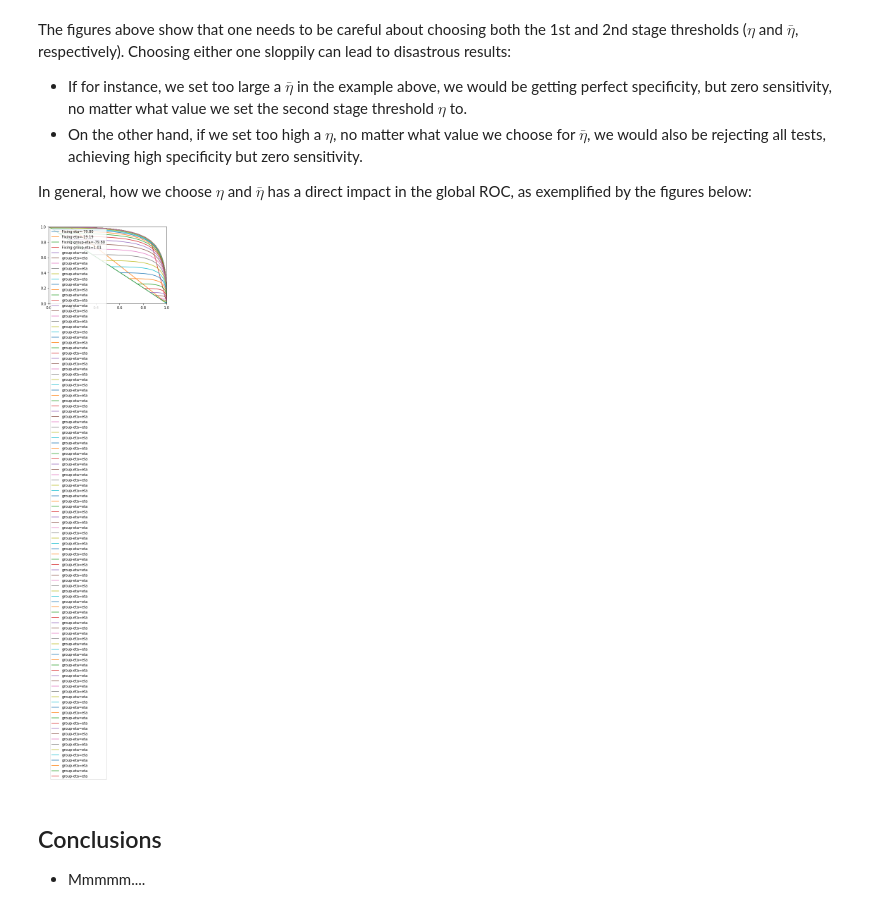
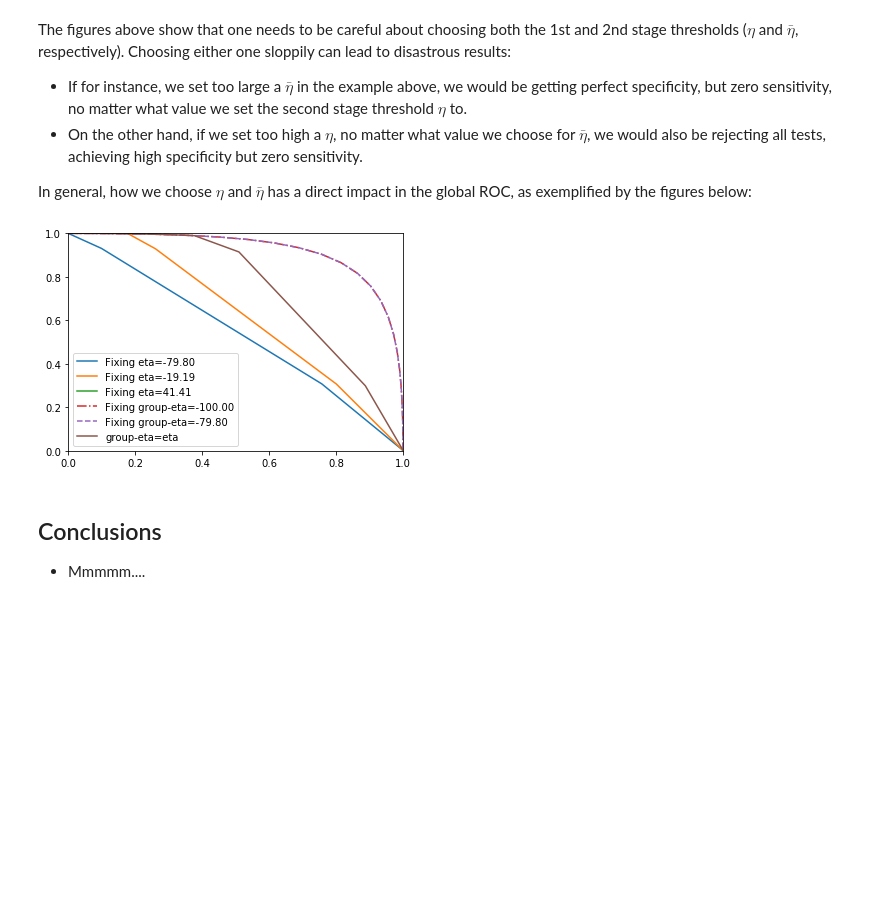
Before and after one commit to atibaup/group-testing, a Jupyter notebook: notebooks/1_group_testing_with_uncertainty-v2.ipynb, the cells around one changed output. Drawn from its saved outputs; the diff is of its cells as text; code cells hidden in the pictures; blank space fills up the shorter version.

Commit message:
continuing fixing errors

```diff
--- a/notebooks/1_group_testing_with_uncertainty-v2.ipynb
+++ b/notebooks/1_group_testing_with_uncertainty-v2.ipynb
@@ -421,20 +421,8 @@ def proba_pooled_test_positive_given_i(mu_0, mu_1, sigma_q, group_eta, i, g, p):
     for m in range(g):
         p_m = st.binom.pmf(m, g - 1, p, loc=0)
         mu_j = mu(m, i, mu_0, mu_1, g)
-        p_t_positive_given_i_and_m = 1 - st.norm.cdf(group_eta, loc=mu_j, scale=sigma_q)
+        p_t_positive_given_i_and_m = 1 - st.norm.cdf(group_eta, loc=mu_j, scale=sigma_q/np.sqrt(g))
         pr += p_t_positive_given_i_and_m*p_m
-    return pr
-
-def proba_pooled_test_negative_given_i(mu_0, mu_1, sigma_q, group_eta, i, g, p):
-    """
-    Calculates P(\bar{t} = 0 | m_j, i) as detailed in the previous section
-    """
-    pr = np.zeros(group_eta.shape)
-    for m in range(g):
-        p_m = st.binom.pmf(m, g - 1, p, loc=0)
-        mu_j = mu(m, i, mu_0, mu_1, g)
-        p_t_negative_given_i_and_m = st.norm.cdf(group_eta, loc=mu_j, scale=sigma_q)
-        pr += p_t_negative_given_i_and_m*p_m
     return pr
 
 def global_specificity(group_eta, eta, mu_0, mu_1, sigma_q, g, p):
@@ -448,8 +436,8 @@ def global_specificity(group_eta, eta, mu_0, mu_1, sigma_q, g, p):
     gl_specificity = np.zeros((len(eta), len(group_eta)))
     for i, eta_ in enumerate(eta):
         pi_0 = individual_specificity(eta_, mu_0, sigma_q)
-        gl_specificity[i, :] =  proba_pooled_test_negative_given_i(mu_0, mu_1, sigma_q, group_eta, 0, g, p) + \
-            pi_0 * proba_pooled_test_positive_given_i(mu_0, mu_1, sigma_q, group_eta, 0, g, p)
+        p_group_positive_given_true_negative = proba_pooled_test_positive_given_i(mu_0, mu_1, sigma_q, group_eta, 0, g, p)
+        gl_specificity[i, :] =  (1 - p_group_positive_given_true_negative) + pi_0 * p_group_positive_given_true_negative
     return gl_specificity
 
 def global_sensitivity(group_eta, eta, mu_0, mu_1, sigma_q, g, p):
@@ -463,7 +451,8 @@ def global_sensitivity(group_eta, eta, mu_0, mu_1, sigma_q, g, p):
     gl_sensitivity = np.zeros((len(eta), len(group_eta)))
     for i, eta_ in enumerate(eta):
         pi_1 = individual_sensitivity(eta_, mu_1, sigma_q)
-        gl_sensitivity[i, :] = pi_1 * proba_pooled_test_positive_given_i(mu_0, mu_1, sigma_q, group_eta, 1, g, p)
+        p_group_positive_given_true_positive = proba_pooled_test_positive_given_i(mu_0, mu_1, sigma_q, group_eta, 1, g, p)
+        gl_sensitivity[i, :] = pi_1 * p_group_positive_given_true_positive
     return gl_sensitivity
 
 mu_0 = -10
@@ -514,36 +503,34 @@ In general, how we choose $\eta$ and $\bar{\eta}$ has a direct impact in the glo
 # %%
 fig = plt.figure()
 
 ax=plt.gca()
 
 eta_indx = 10
-ax.plot(specificities[eta_indx, :], sensitivities[eta_indx, :],
-        label=f'Fixing eta={eta_choices[eta_indx]:.2f}')
+ax.plot(specificities[eta_indx, :], sensitivities[eta_indx, :],label=f'Fixing eta={eta_choices[eta_indx]:.2f}')
 
 eta_indx = 40
-ax.plot(specificities[eta_indx, :], sensitivities[eta_indx, :],
-        label=f'Fixing eta={eta_choices[eta_indx]:.2f}')
+ax.plot(specificities[eta_indx, :], sensitivities[eta_indx, :],label=f'Fixing eta={eta_choices[eta_indx]:.2f}')
+
+eta_indx = 70
+ax.plot(specificities[eta_indx, :], sensitivities[eta_indx, :], label=f'Fixing eta={eta_choices[eta_indx]:.2f}')
+
+group_eta_indx = 0
+ax.plot(specificities[:, group_eta_indx], sensitivities[:, group_eta_indx], '-.',
+        label=f'Fixing group-eta={group_eta_choices[group_eta_indx]:.2f}')
 
 group_eta_indx = 10
-ax.plot(specificities[group_eta_indx, :], sensitivities[group_eta_indx, :],
+ax.plot(specificities[:, group_eta_indx], sensitivities[:, group_eta_indx], '--',
         label=f'Fixing group-eta={group_eta_choices[group_eta_indx]:.2f}')
 
-group_eta_indx = 50
-ax.plot(specificities[group_eta_indx, :], sensitivities[group_eta_indx, :],
-        label=f'Fixing group-eta={group_eta_choices[group_eta_indx]:.2f}')
-
-sensitivities_eq = global_sensitivity(eta_choices, eta_choices, mu_0, mu_1, sigma_q, group_size, p)
-specificities_eq = global_specificity(eta_choices, eta_choices, mu_0, mu_1, sigma_q, group_size, p)
-ax.plot(specificities_eq, sensitivities_eq,
-        label=f'group-eta=eta')
+ax.plot(specificities[np.diag_indices(100)], sensitivities[np.diag_indices(100)], label=f'group-eta=eta')
 
 ax.set_ylim([0, 1])
 ax.set_xlim([0, 1])
 
 plt.legend()
 plt.show()
 # %% [output]
-[figure, old version]
+[figure, new version]
 # %% [markdown]
 ## Conclusions
 
```
Also changed, not shown: parts of 4 cells of this notebook.
